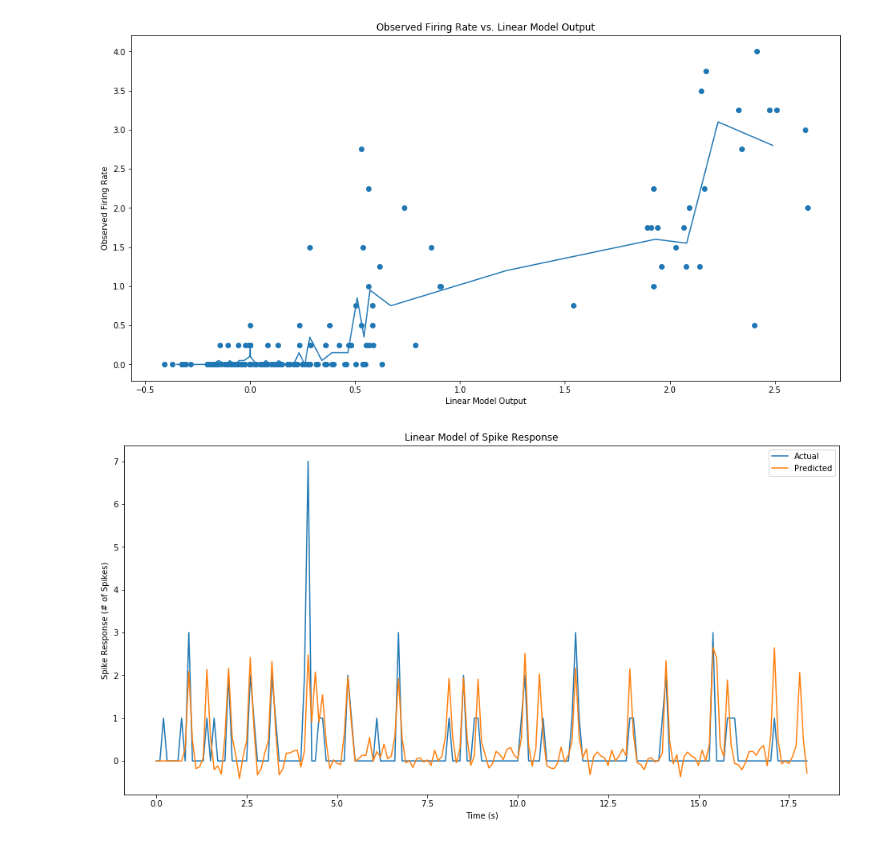
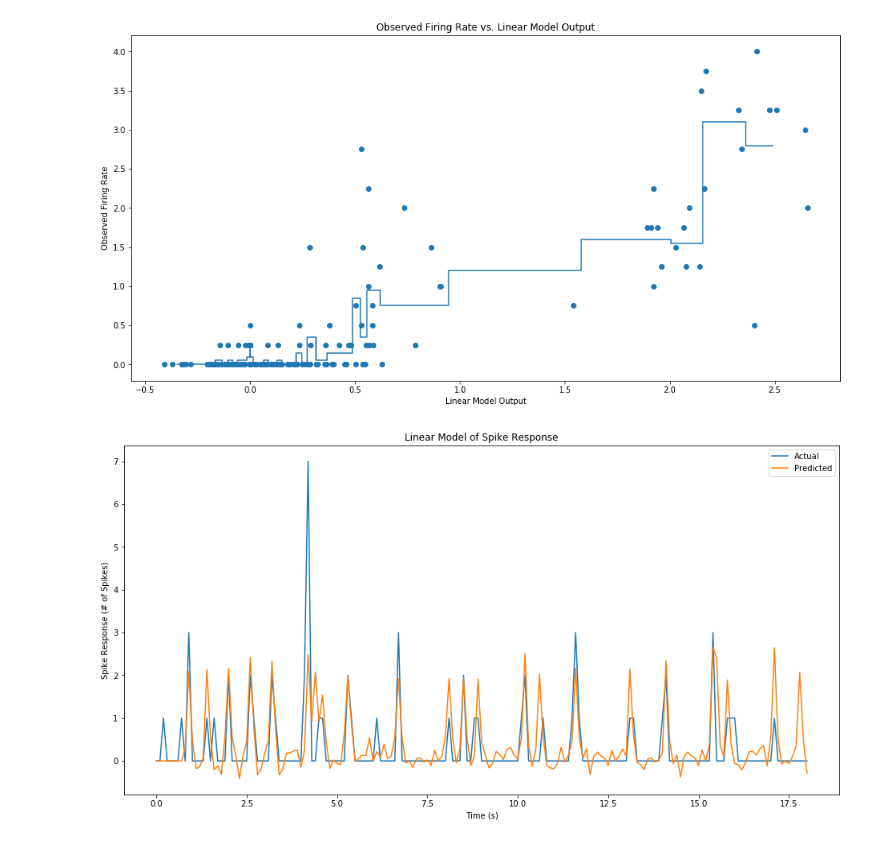
Before and after one commit to vanandrew/BME572, a Jupyter notebook: HW1/Problem3.ipynb, the cells around one changed output. Saved outputs shown, nothing was run; the diff lists cells and outputs as text; code cells hidden in the pictures.

Commit message:
make plot a step plot

```diff
--- a/HW1/Problem3.ipynb
+++ b/HW1/Problem3.ipynb
@@ -125,7 +125,7 @@ R_sort = R_model[idx]
 gbins = []
 firerate = []
 pts = 5
-for p in range(int(filter_output.shape[0]/pts)): # do every 4 points
+for p in range(int(filter_output.shape[0]/pts)): # do every 5 points
     gbins.append(np.mean(filter_output[p*pts:(p+1)*pts]))
     firerate.append(np.mean(R_sort[p*pts:(p+1)*pts]))
 
@@ -143,34 +143,34 @@ def nonlin(x, b=gbins, f=firerate):
 # Plot R_model against Filter Output
 plt.figure(figsize=(16,8))
 plt.scatter(filter_output, R_sort)
-plt.plot(gbins, firerate, label='Fit')
+plt.step(gbins, firerate, where='mid', label='Fit')
 plt.title('Observed Firing Rate vs. Linear Model Output')
 plt.xlabel('Linear Model Output')
 plt.ylabel('Observed Firing Rate')
 plt.show()
 
 # Plot actual and predicted response
 time = [float(t)/10 for t in range(R_test.shape[0])]
 plt.figure(figsize=(16,8))
 plt.plot(time, R_test, label='Actual')
 plt.plot(time, np.matmul(S,W), label='Predicted')
 plt.title('Linear Model of Spike Response')
 plt.xlabel('Time (s)')
 plt.ylabel('Spike Response (# of Spikes)')
 plt.legend()
 plt.show()
 
 # Get full LN model output
 LN_model = nonlin(np.matmul(S,W))
 plt.figure(figsize=(16,8))
 plt.plot(time, R_test, label='Actual')
 plt.plot(time, LN_model, label='Predicted')
 plt.title('LN Model of Spike Response')
 plt.xlabel('Time (s)')
 plt.ylabel('Spike Response (# of Spikes)')
 plt.legend()
 plt.show()
 # %% [output]
-[figure, old version]
+[figure, new version]
 [figure]
 [figure]
```
